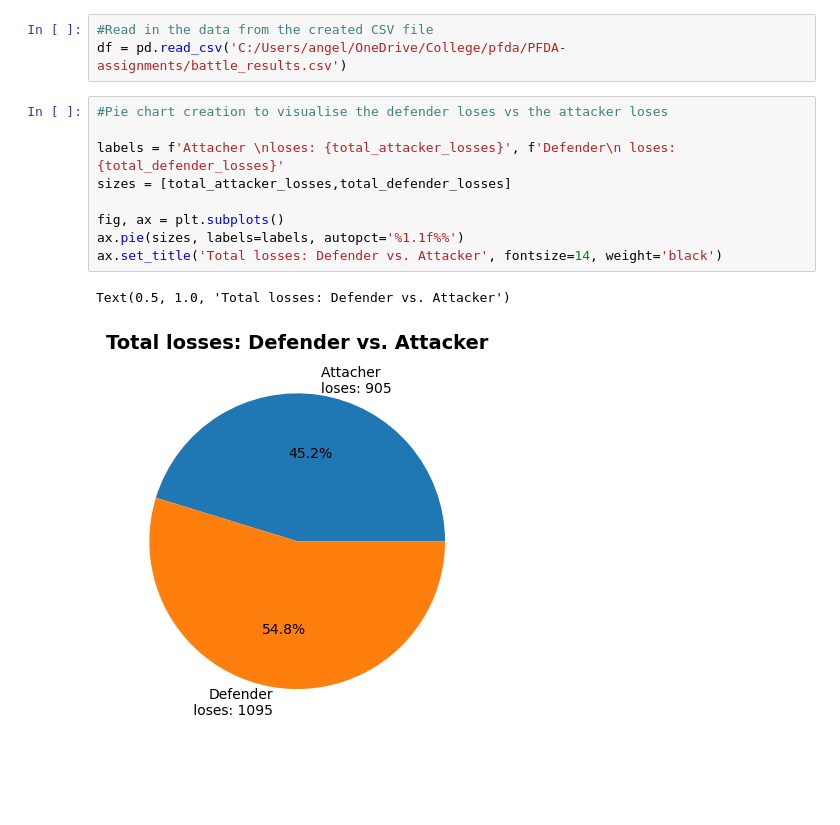
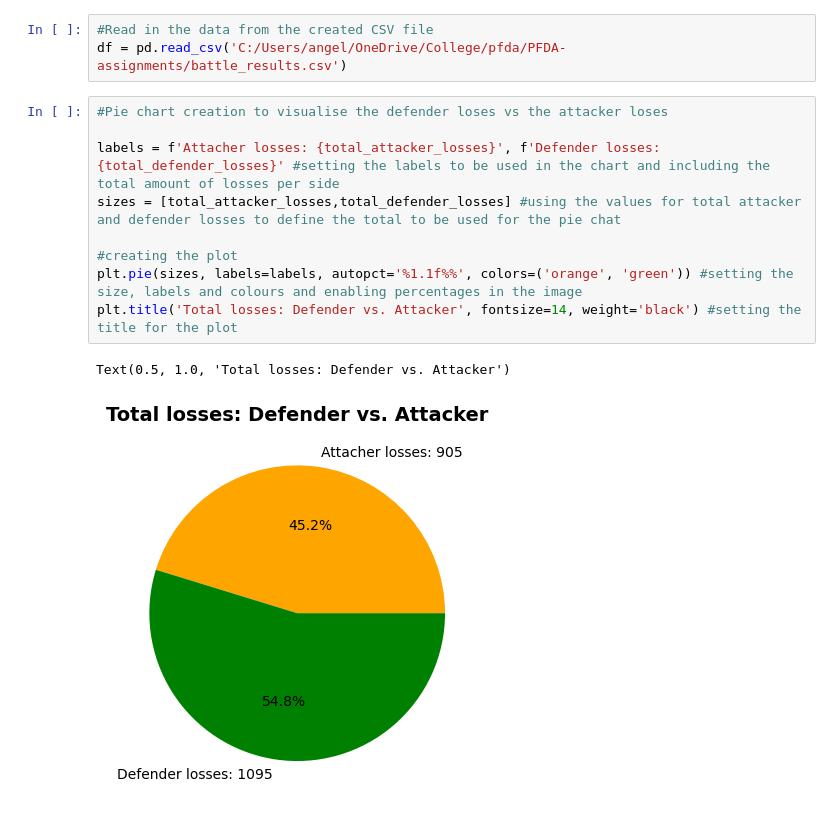
Before and after one commit to Ange-Dvs/PFDA-assignments, a Jupyter notebook: assignment_05_risk.ipynb, the cells around one changed output. Drawn from its saved outputs; the diff is of its cells as text; blank space fills up the shorter version.

Commit message:
Extra plots deleted and comments added

```diff
--- a/assignment_05_risk.ipynb
+++ b/assignment_05_risk.ipynb
@@ -121,15 +118,15 @@ df = pd.read_csv('C:/Users/angel/OneDrive/College/pfda/PFDA-assignments/battle_r
 # %%
 #Pie chart creation to visualise the defender loses vs the attacker loses
 
-labels = f'Attacher \nloses: {total_attacker_losses}', f'Defender\n loses: {total_defender_losses}'
-sizes = [total_attacker_losses,total_defender_losses]
+labels = f'Attacher losses: {total_attacker_losses}', f'Defender losses: {total_defender_losses}' #setting the labels to be used in the chart and including the total amount of losses per side
+sizes = [total_attacker_losses,total_defender_losses] #using the values for total attacker and defender losses to define the total to be used for the pie chat
 
-fig, ax = plt.subplots()
-ax.pie(sizes, labels=labels, autopct='%1.1f%%')
-ax.set_title('Total losses: Defender vs. Attacker', fontsize=14, weight='black')
+#creating the plot
+plt.pie(sizes, labels=labels, autopct='%1.1f%%', colors=('orange', 'green')) #setting the size, labels and colours and enabling percentages in the image
+plt.title('Total losses: Defender vs. Attacker', fontsize=14, weight='black') #setting the title for the plot
 # %% [output]
 Text(0.5, 1.0, 'Total losses: Defender vs. Attacker')
-[figure, old version]
+[figure, new version]
 # %%
 #Plotting accummulative losses per round
 
```
Also changed, not shown: parts of 6 cells of this notebook, 1 other file.
